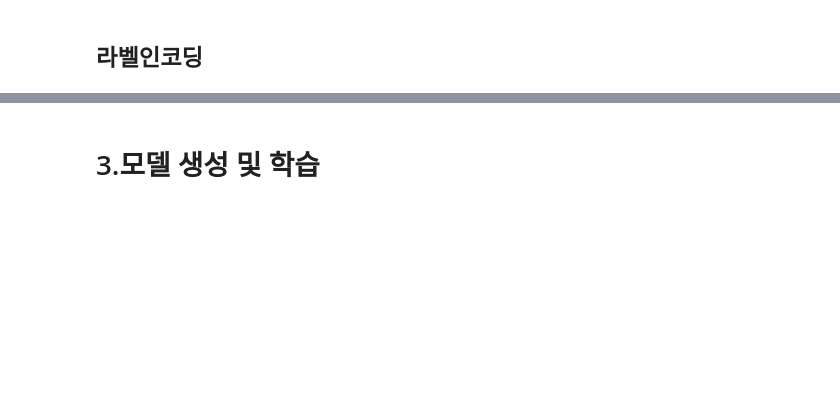
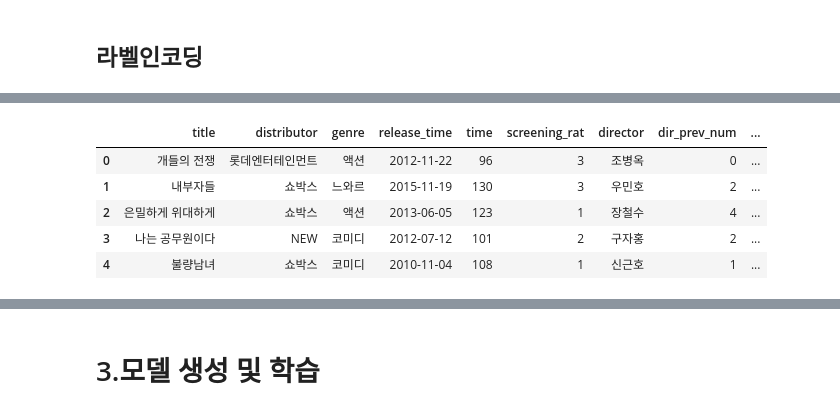
Before and after one commit to Sunnnyyy16/Dacon_study, a Jupyter notebook: dacon_movie/movie_audience.ipynb, the cells around one changed output, grey strips where cells are left out. Cells and saved outputs as stored; diff of their text form; code cells hidden in the pictures; blank space fills up the shorter version.

```diff
--- a/dacon_movie/movie_audience.ipynb
+++ b/dacon_movie/movie_audience.ipynb
@@ -357,0 +394,3 @@ test['distributor'] = test['distributor'].apply(lambda x : func(x))
+# %%
+tr_nm_rank = train.groupby('distributor').box_off_num.median().reset_index(name = 'dis_rank').sort_values(by = 'dis_rank')
+tr_nm_rank
@@ -357,0 +411,2 @@ test['distributor'] = test['distributor'].apply(lambda x : func(x))
+# %%
+tr_nm_rank['dis_rank'] = [i + 1 for i in range(tr_nm_rank.shape[0])]
@@ -377,3 +446,12 @@ train['genre_rank'] = train.genre.map({'뮤지컬' : 1, '다큐멘터리' : 2, '
                                       '미스터리' : 6, '공포' : 7, '드라마' : 8, '코미디' : 9, 'SF' : 10, '액션' : 11, '느와르' : 12})
 test['genre_rank'] = test.genre.map({'뮤지컬' : 1, '다큐멘터리' : 2, '서스펜스' : 3, '애니메이션' : 4, '멜로/로맨스' : 5,
                                       '미스터리' : 6, '공포' : 7, '드라마' : 8, '코미디' : 9, 'SF' : 10, '액션' : 11, '느와르' : 12})
+# %%
+train.head()
+# %% [output]
+|  | title | distributor | genre | release_time | time | screening_rat | director | dir_prev_num | ... |
+| 0 | 개들의 전쟁 | 롯데엔터테인먼트 | 액션 | 2012-11-22 | 96 | 3 | 조병옥 | 0 | ... |
+| 1 | 내부자들 | 쇼박스 | 느와르 | 2015-11-19 | 130 | 3 | 우민호 | 2 | ... |
+| 2 | 은밀하게 위대하게 | 쇼박스 | 액션 | 2013-06-05 | 123 | 1 | 장철수 | 4 | ... |
+| 3 | 나는 공무원이다 | NEW | 코미디 | 2012-07-12 | 101 | 2 | 구자홍 | 2 | ... |
+| 4 | 불량남녀 | 쇼박스 | 코미디 | 2010-11-04 | 108 | 1 | 신근호 | 1 | ... |
```
Also changed, not shown: parts of 52 cells of this notebook.
